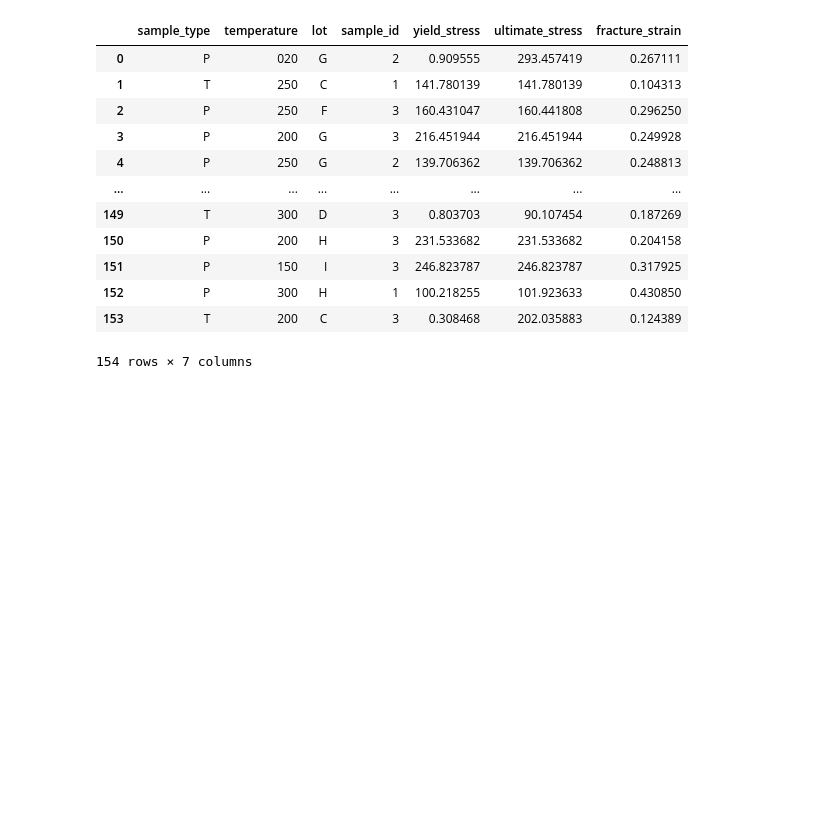
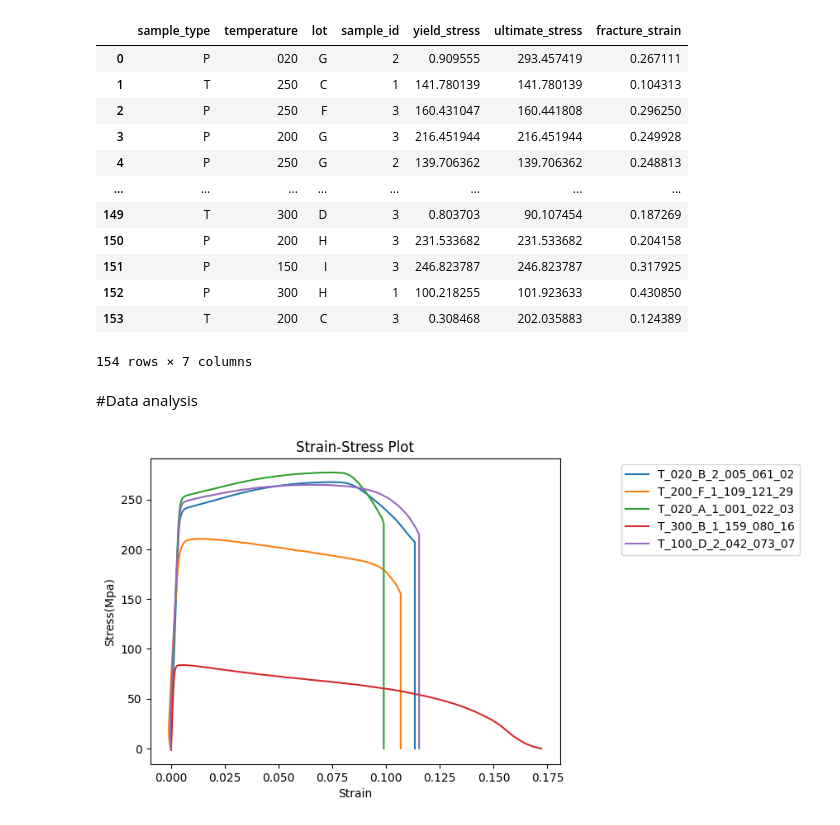
Before and after one commit to MajedeR/mechanical-stress-prediction, a Jupyter notebook: stress_prediction_6061.ipynb, the cells around one changed output. Cells and saved outputs as stored; diff of their text form; code cells hidden in the pictures; blank space fills up the shorter version.

```diff
--- a/stress_prediction_6061.ipynb
+++ b/stress_prediction_6061.ipynb
@@ -124,3 +128,24 @@ df
 | 152 | P | 300 | H | 1 | 100.218255 | 101.923633 | 0.430850 |
 | 153 | T | 200 | C | 3 | 0.308468 | 202.035883 | 0.124389 |
 154 rows × 7 columns
+# %% [markdown]
+#Data analysis
+# %%
+#Strain Stress plot
+exampleNames = []
+for i in range(0, 5):
+  randomnum = random.randint(0, len(csv_paths))
+  exapmleStrain = data[randomnum].iloc[ : , 0]
+  exapmleStress = data[randomnum].iloc[ : , 1]
+  exampleName = file_names[randomnum].split(".")[0]
+  exampleNames.append(exampleName)
+  plt.plot(exapmleStrain, exapmleStress)
+
+
+plt.xlabel('Strain')
+plt.ylabel('Stress(Mpa)')
+plt.legend(exampleNames,  bbox_to_anchor=(0.8, 0.5, 0.8, 0.5))
+plt.title('Strain-Stress Plot')
+plt.show()
+# %% [output]
+[figure, added]
```
Also changed, not shown: parts of 3 cells of this notebook.
